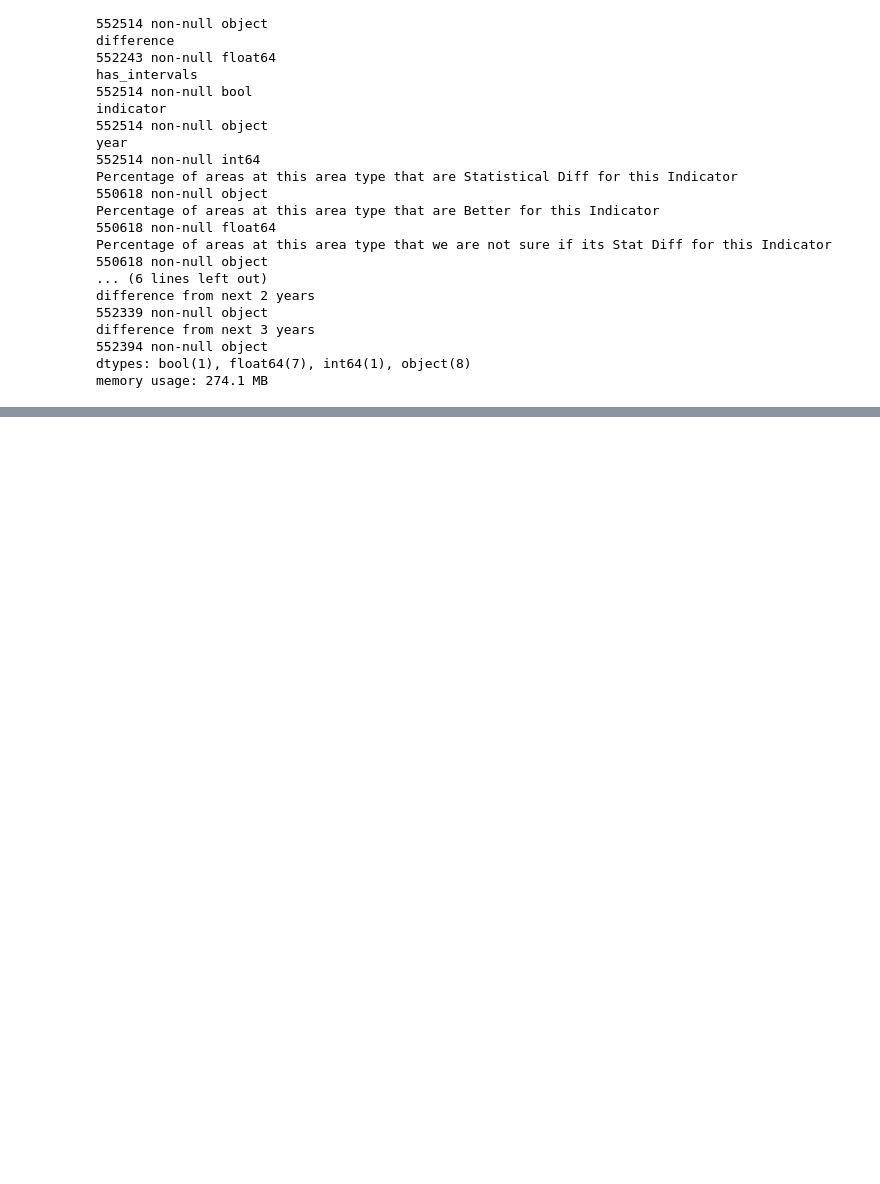
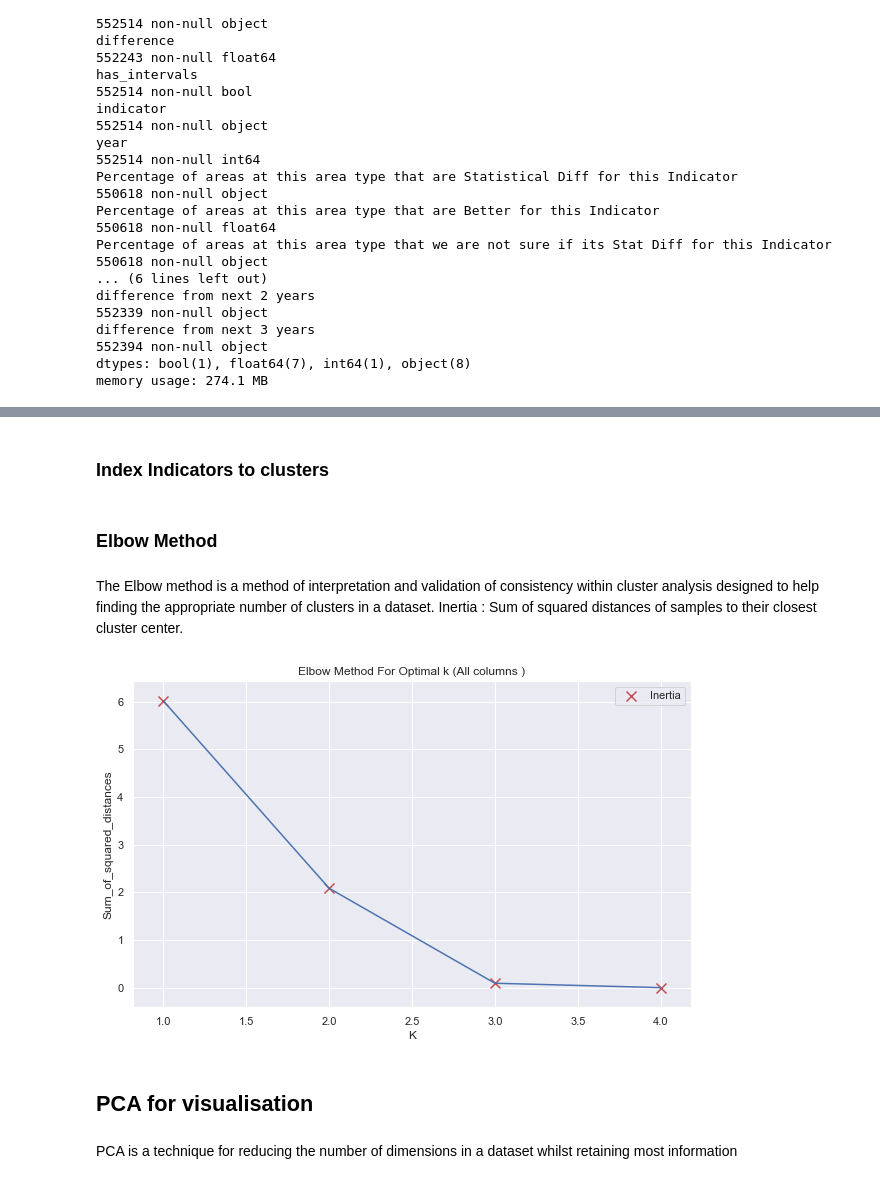
Before and after one commit to Public-Health-Scotland/scotpho-cluster-analysis, a Jupyter notebook: Dataset_Exploration_version_1_2_4.ipynb, the cells around one changed output, grey strips where cells are left out. Drawn from its saved outputs; the diff is of its cells as text; code cells hidden in the pictures; blank space fills up the shorter version.

Commit message:
Some clustering

```diff
--- a/Dataset_Exploration_version_1_2_4.ipynb
+++ b/Dataset_Exploration_version_1_2_4.ipynb
@@ -1124,0 +1166,5 @@ memory usage: 274.1 MB
+# %%
+With_Intervals = (Final.loc[(Final['has_intervals']== True)])
+Without_Intervals = (Final.loc[(Final['has_intervals']== False)])
+print(Without_Intervals.shape)
+print(With_Intervals.shape)
@@ -1124,0 +1180,9 @@ memory usage: 274.1 MB
+# %%
+grouped_1_yes = With_Intervals.groupby(['area_name', 'area_type', 'year'])
+grouped_1_no = Without_Intervals.groupby(['area_name', 'area_type', 'year'])
+# %%
+# NO INTERVALS
+# a Lot of Dataframes contains only 1 record, maybe have an option for data without confident intervals ?
+for pair, pair_df in grouped_1_no:
+    #print(pair)
+    display(pair_df)
@@ -1124,0 +1217,6 @@ memory usage: 274.1 MB
+# %%
+for pair, pair_df in grouped_1_yes:
+    print(pair)
+    display(pair_df.head(1))
+    test_for_clustering = pair_df
+    break
@@ -1124,0 +1251,2 @@ memory usage: 274.1 MB
+# %% [markdown]
+### Index Indicators to clusters
@@ -1124,0 +1265,43 @@ memory usage: 274.1 MB
+# %% [markdown]
+### Elbow Method
+# %% [markdown]
+The Elbow method is a method of interpretation and validation of consistency within cluster analysis designed to help finding the appropriate number of clusters in a dataset. Inertia : Sum of squared distances of samples to their closest cluster center.
+# %%
+import warnings
+warnings.filterwarnings('ignore')
+def kmeans_elbow(points, range_, title):
+    scaler = MinMaxScaler()
+    points_scaled = scaler.fit_transform(points)
+
+    inertia = []
+    clusters_n = range(1,range_)
+    for k in clusters_n:
+        kmeans = KMeans(n_clusters = k, random_state= 5221)
+        kmeans.fit(points_scaled)
+        y_km = kmeans.predict(points)
+        inertia.append(kmeans.inertia_)
+    plt.figure(figsize=(10,6))
+    plt.plot(clusters_n, inertia,)
+    plt.scatter(clusters_n,inertia, marker = 'x', c='r', s = 100, label = 'Inertia')
+    plt.legend()
+    plt.xlabel('K')
+    plt.ylabel('Sum_of_squared_distances')
+    plt.title('Elbow Method For Optimal k ('+ title+' )')
+    plt.show()
+#     from kneed import KneeLocator
+#     kn = KneeLocator(clusters_n, inertia, curve='convex', direction='decreasing')
+#     print(kn.knee)
+
+
+# find the points
+points = test_for_clustering.loc[:,['difference', 'Stat diff at indicator', 'Better at Indicator', 'Not Sure at Indicator', 'Worse at Indicator', 'Stat diff at area', 'Not Sure at area', 'Better at area', 'Worse at area', 'difference from next year', 'difference from next 2 years', 'difference from next 3 years']].values
+scaler = MinMaxScaler()
+points_scaled = scaler.fit_transform(points)
+
+kmeans_elbow(points,5, 'All columns')
+# %% [output]
+[figure, added]
+# %% [markdown]
+## PCA for visualisation
+# %% [markdown]
+PCA is a technique for reducing the number of dimensions in a dataset whilst retaining most information
```
Also changed, not shown: parts of 79 cells of this notebook.
